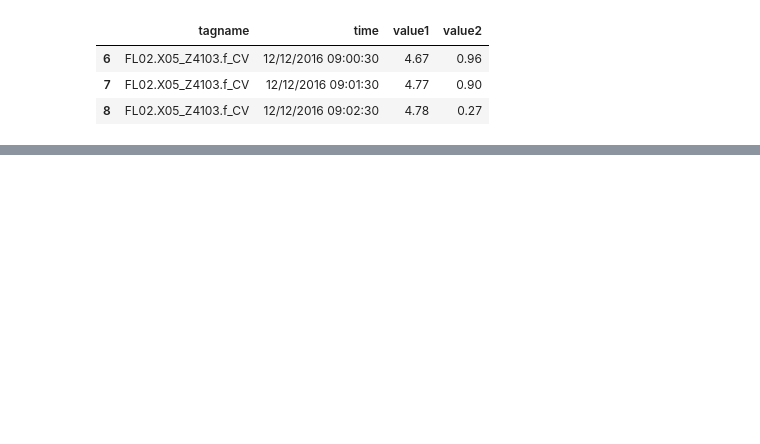
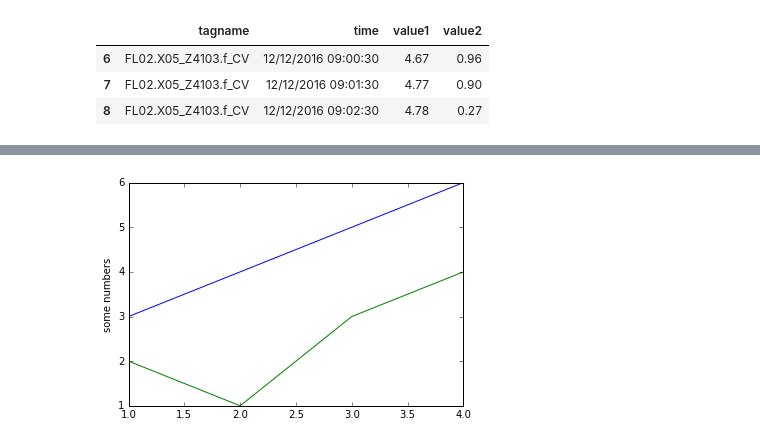
Before and after one commit to liufuyang/python_learning, a Jupyter notebook: martin/Try_help_martin.ipynb, the cells around one changed output, grey strips where cells are left out. Drawn from its saved outputs; the diff is of its cells as text; code cells hidden in the pictures; blank space fills up the shorter version.

```diff
--- a/martin/Try_help_martin.ipynb
+++ b/martin/Try_help_martin.ipynb
@@ -109,0 +152,7 @@ len(data_dic)
+# %%
+plt.plot([1,2,3,4], [3,4,5,6])
+plt.plot([1,2,3,4], [2,1,3,4])
+plt.ylabel('some numbers')
+plt.show()
+# %% [output]
+[figure, added]
```
Also changed, not shown: parts of 14 cells of this notebook, 4 other files.
